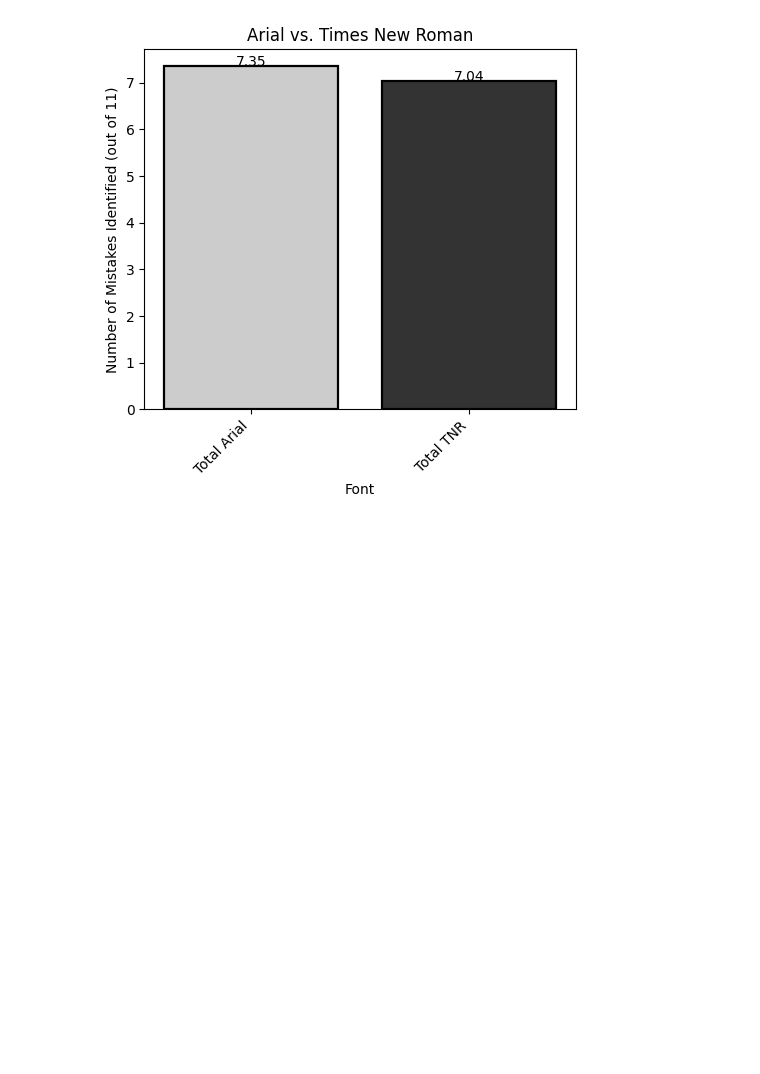
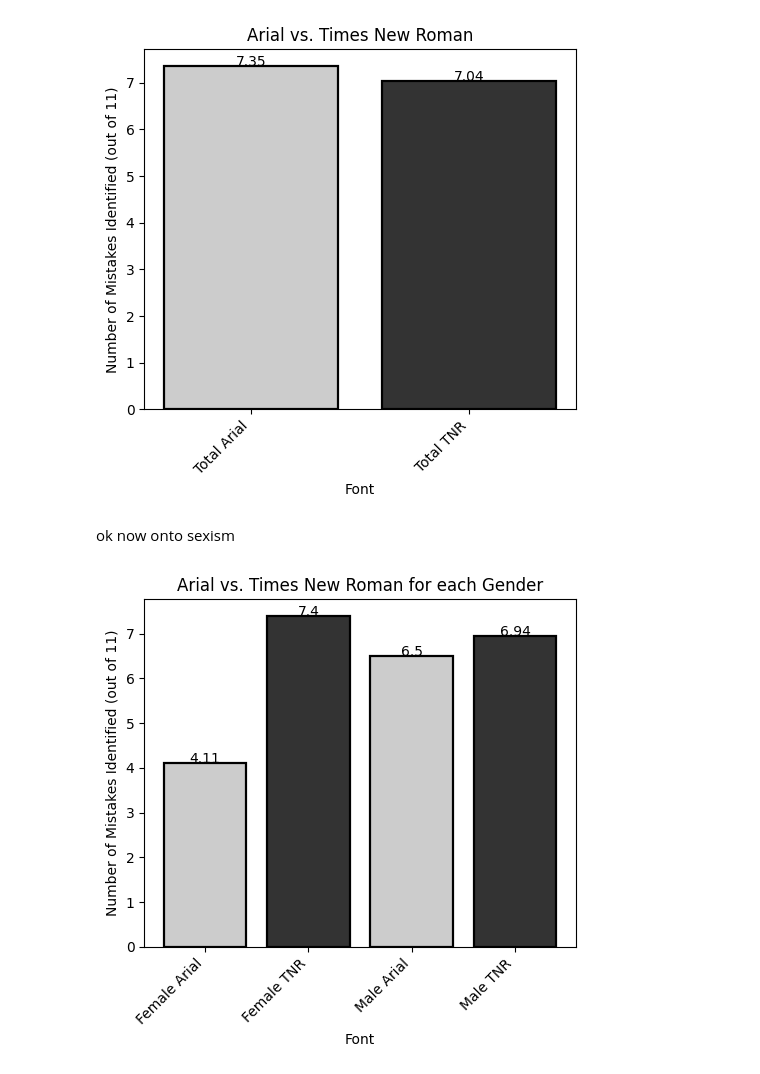
Before and after one commit to Thv1364/temporarything, a Jupyter notebook: stuff.ipynb, the cells around one changed output. Cells and saved outputs as stored; diff of their text form; code cells hidden in the pictures; blank space fills up the shorter version.

```diff
--- a/stuff.ipynb
+++ b/stuff.ipynb
@@ -62,3 +62,36 @@ plt.savefig('figure4.png', dpi=3000)
 plt.show()
 # %% [output]
 [figure]
+# %% [markdown]
+ok now onto sexism
+# %%
+import matplotlib.pyplot as plt
+import numpy as np
+
+# Sample data
+categories = ['Female Arial', 'Female TNR','Male Arial', 'Male TNR']
+values = [4.11, 7.4,6.5,6.94]
+
+bar_colors=[(0.8,0.8,0.8), (0.2,0.2,0.2)]*((len(categories)//2))
+
+plt.figure(figsize=(5, 5))
+def add_labels(x, y):
+    for i in range(len(x)):
+        plt.text(i, y[i], y[i],ha='center')
+# Create the bar graph
+plt.bar(categories, values,color=bar_colors,edgecolor='black', linewidth=1.6)
+#colors = ['skyblue', 'lightcoral'] * (len(categories) // 2)
+
+
+# Add labels and title
+plt.xlabel('Font')
+plt.ylabel('Number of Mistakes Identified (out of 11)')
+plt.title('Arial vs. Times New Roman for each Gender')
+plt.xticks(rotation=45, ha='right') # Rotate labels by 45 degrees and align to the right
+plt.tight_layout()
+add_labels(categories, values)
+# Display the plot
+plt.savefig('figure5.png', dpi=3000)
+plt.show()
+# %% [output]
+[figure, added]
```
Also changed, not shown: 1 other file.
